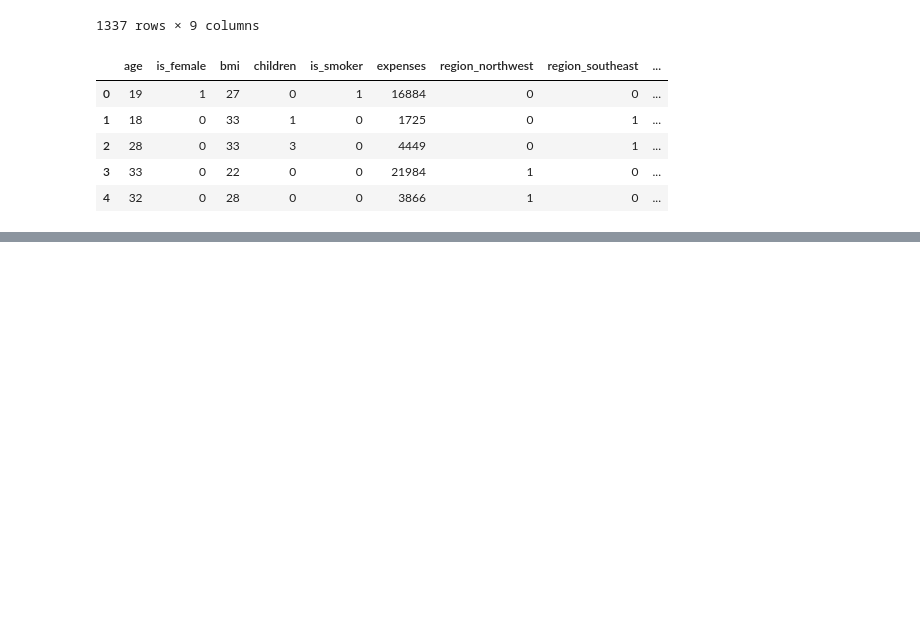
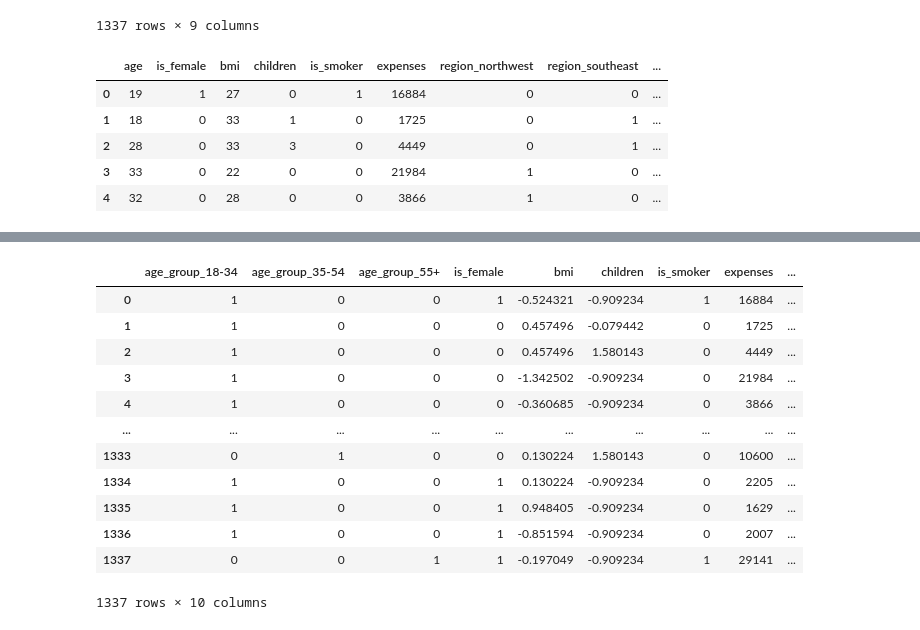
Before and after one commit to Karanbisht40/AI-ML-Journey, a Jupyter notebook: MachineLearning/DataCleaning/insurance.ipynb, the cells around one changed output, grey strips where cells are left out. Drawn from its saved outputs; the diff is of its cells as text; code cells hidden in the pictures; blank space fills up the shorter version.

Commit message:
DataCleaning

```diff
--- a/MachineLearning/DataCleaning/insurance.ipynb
+++ b/MachineLearning/DataCleaning/insurance.ipynb
@@ -190,0 +271,2 @@ df.head()
+# %%
+df =df.astype(int)
@@ -190,0 +292,5 @@ df.head()
+# %%
+from sklearn.preprocessing import StandardScaler
+cols=["age","bmi","children"]
+scaler =StandardScaler()
+df[cols] = scaler.fit_transform(df[cols])
@@ -190,0 +374,22 @@ df.head()
+# %%
+from scipy.stats import chi2_contingency
+import pandas as pd
+
+alpha = 0.05
+
+df['charges_bin'] = pd.qcut(df['expenses'], q=4, labels=False)
+chi2_results = {}
+
+for col in categorical_cols:
+    contingency = pd.crosstab(df[col], df['charges_bin'])
+    chi2_stat, p_val, _, _ = chi2_contingency(contingency)
+    decision = 'Reject Null (Keep Feature)' if p_val < alpha else 'Accept Null (Drop Feature)'
+    chi2_results[col] = {
+        'chi2_statistic': chi2_stat,
+        'p_value': p_val,
+        'Decision': decision
+    }
+
+chi2_df = pd.DataFrame(chi2_results).T
+chi2_df = chi2_df.sort_values(by='p_value')
+chi2_df
@@ -190,0 +409,19 @@ df.head()
+# %%
+
+final_df = df[['age_group_18-34','age_group_35-54','age_group_55+', 'is_female', 'bmi', 'children', 'is_smoker', 'expenses','region_southeast','bmi_cetogory_obese']]
+# %%
+final_df
+# %% [output]
+|  | age_group_18-34 | age_group_35-54 | age_group_55+ | is_female | bmi | children | is_smoker | expenses | ... |
+| 0 | 1 | 0 | 0 | 1 | -0.524321 | -0.909234 | 1 | 16884 | ... |
+| 1 | 1 | 0 | 0 | 0 | 0.457496 | -0.079442 | 0 | 1725 | ... |
+| 2 | 1 | 0 | 0 | 0 | 0.457496 | 1.580143 | 0 | 4449 | ... |
+| 3 | 1 | 0 | 0 | 0 | -1.342502 | -0.909234 | 0 | 21984 | ... |
+| 4 | 1 | 0 | 0 | 0 | -0.360685 | -0.909234 | 0 | 3866 | ... |
+| ... | ... | ... | ... | ... | ... | ... | ... | ... | ... |
+| 1333 | 0 | 1 | 0 | 0 | 0.130224 | 1.580143 | 0 | 10600 | ... |
+| 1334 | 1 | 0 | 0 | 1 | 0.130224 | -0.909234 | 0 | 2205 | ... |
+| 1335 | 1 | 0 | 0 | 1 | 0.948405 | -0.909234 | 0 | 1629 | ... |
+| 1336 | 1 | 0 | 0 | 1 | -0.851594 | -0.909234 | 0 | 2007 | ... |
+| 1337 | 0 | 0 | 1 | 1 | -0.197049 | -0.909234 | 1 | 29141 | ... |
+1337 rows × 10 columns
```
Also changed, not shown: parts of 23 cells of this notebook, 2 other files.
